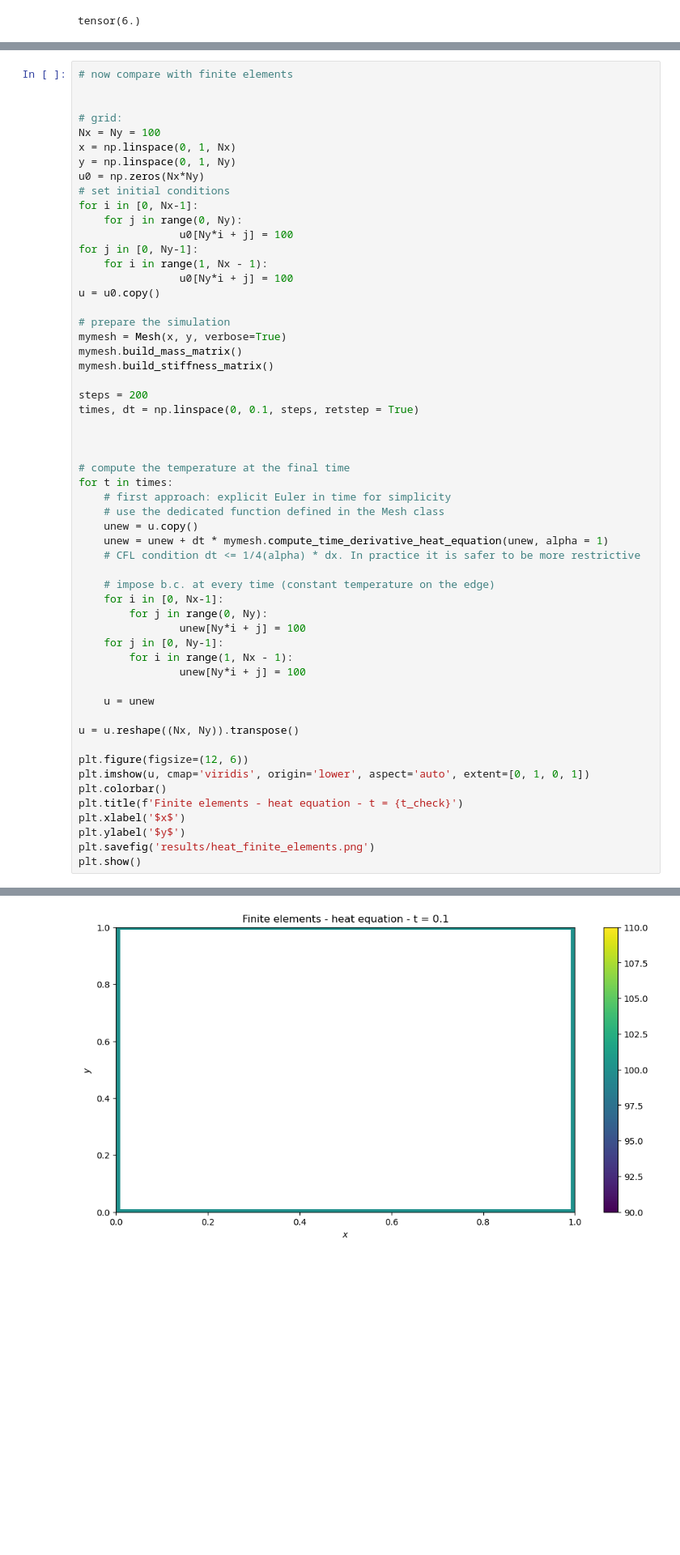
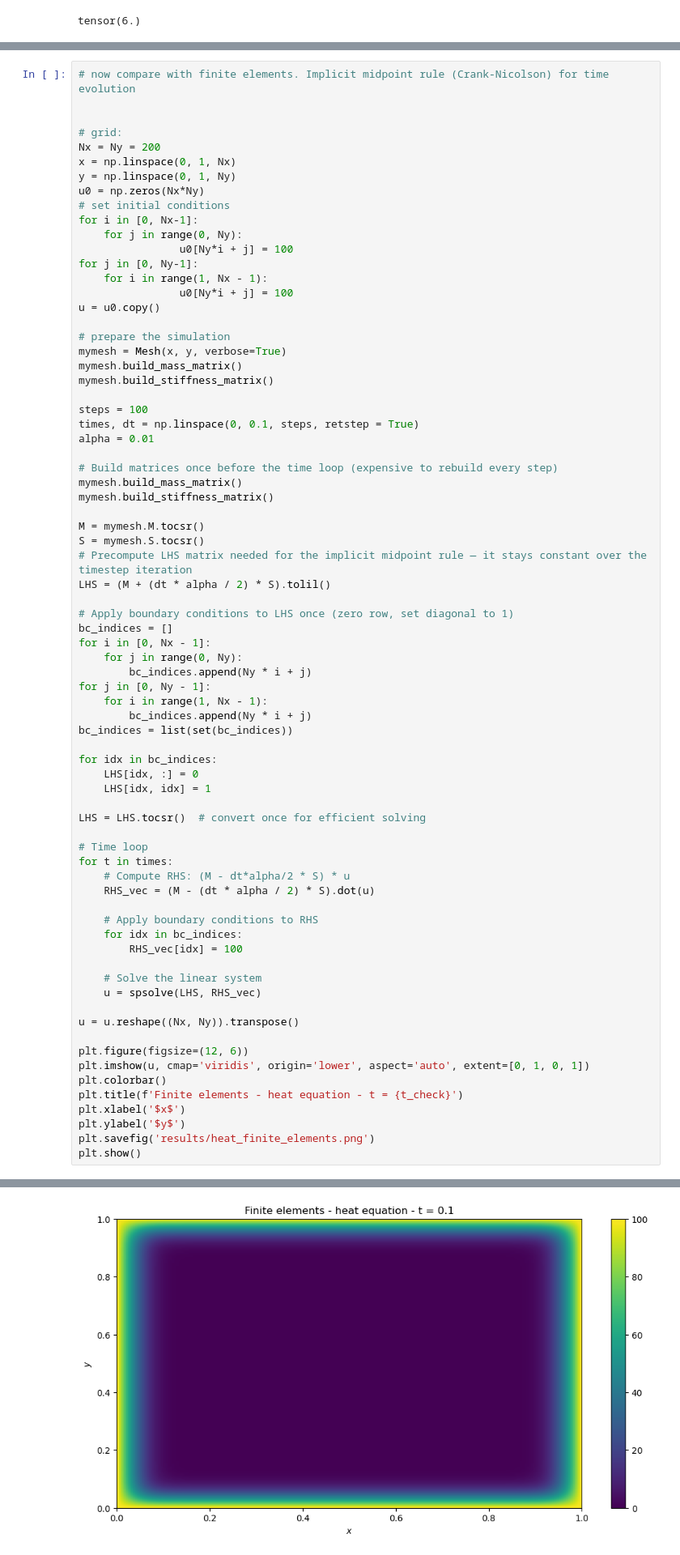
Before and after one commit to sottoviafilippo/Finite-elements-in-2d-and-PINNs, a Jupyter notebook: pinn_trials.ipynb, the cells around one changed output, grey strips where cells are left out. Shown at 81% size. Saved outputs shown, nothing was run; the diff lists cells and outputs as text; blank space fills up the shorter version.

Commit message:
explicit Euler replaced by implicit midpoint rule - much more stable with longer timesteps

```diff
--- a/pinn_trials.ipynb
+++ b/pinn_trials.ipynb
@@ -185,9 +186,9 @@ plt.show()
 # %%
-# now compare with finite elements
+# now compare with finite elements. Implicit midpoint rule (Crank-Nicolson) for time evolution
 
 
 # grid:
-Nx = Ny = 100
+Nx = Ny = 200
 x = np.linspace(0, 1, Nx)
 y = np.linspace(0, 1, Ny)
 u0 = np.zeros(Nx*Ny)
@@ -205,28 +206,46 @@ mymesh = Mesh(x, y, verbose=True)
 mymesh.build_mass_matrix()
 mymesh.build_stiffness_matrix()
 
-steps = 200
+steps = 100
 times, dt = np.linspace(0, 0.1, steps, retstep = True)
+alpha = 0.01
 
+# Build matrices once before the time loop (expensive to rebuild every step)
+mymesh.build_mass_matrix()
+mymesh.build_stiffness_matrix()
 
+M = mymesh.M.tocsr()
+S = mymesh.S.tocsr()
+# Precompute LHS matrix needed for the implicit midpoint rule — it stays constant over the timestep iteration
+LHS = (M + (dt * alpha / 2) * S).tolil()
 
-# compute the temperature at the final time
+# Apply boundary conditions to LHS once (zero row, set diagonal to 1)
+bc_indices = []
+for i in [0, Nx - 1]:
+    for j in range(0, Ny):
+        bc_indices.append(Ny * i + j)
+for j in [0, Ny - 1]:
+    for i in range(1, Nx - 1):
+        bc_indices.append(Ny * i + j)
+bc_indices = list(set(bc_indices))
+
+for idx in bc_indices:
+    LHS[idx, :] = 0
+    LHS[idx, idx] = 1
+
+LHS = LHS.tocsr()  # convert once for efficient solving
+
+# Time loop
 for t in times:
-    # first approach: explicit Euler in time for simplicity
-    # use the dedicated function defined in the Mesh class
-    unew = u.copy()
-    unew = unew + dt * mymesh.compute_time_derivative_heat_equation(unew, alpha = 1)
-    # CFL condition dt <= 1/4(alpha) * dx. In practice it is safer to be more restrictive
+    # Compute RHS: (M - dt*alpha/2 * S) * u
+    RHS_vec = (M - (dt * alpha / 2) * S).dot(u)
 
-    # impose b.c. at every time (constant temperature on the edge)
-    for i in [0, Nx-1]:
-        for j in range(0, Ny):
-                unew[Ny*i + j] = 100
-    for j in [0, Ny-1]:
-        for i in range(1, Nx - 1):
-                unew[Ny*i + j] = 100
+    # Apply boundary conditions to RHS
+    for idx in bc_indices:
+        RHS_vec[idx] = 100
 
-    u = unew
+    # Solve the linear system
+    u = spsolve(LHS, RHS_vec)
 
 u = u.reshape((Nx, Ny)).transpose()
 
@@ -244,4 +265,4 @@ Stiffness matrix initialization completed
-[figure, old version]
+[figure, new version]
 # %%
 # TO SOLVE: DIFFICULT TO TRAIN PINN FOR SMALL AKLPHA (0.01), BUT FOR LARGE ALPHA I NEED A VERY SMALL DT FOR THE EXPLICIT EULER TO CONVERGE.
 # IMPLEMENT IMPLICIT EULER ? PROBLEMNS WITH BOUNDARY CONDITIONS IN PINN FOR SMALL ALPHA
```
Also changed, not shown: parts of 4 cells of this notebook, 1 other file.
